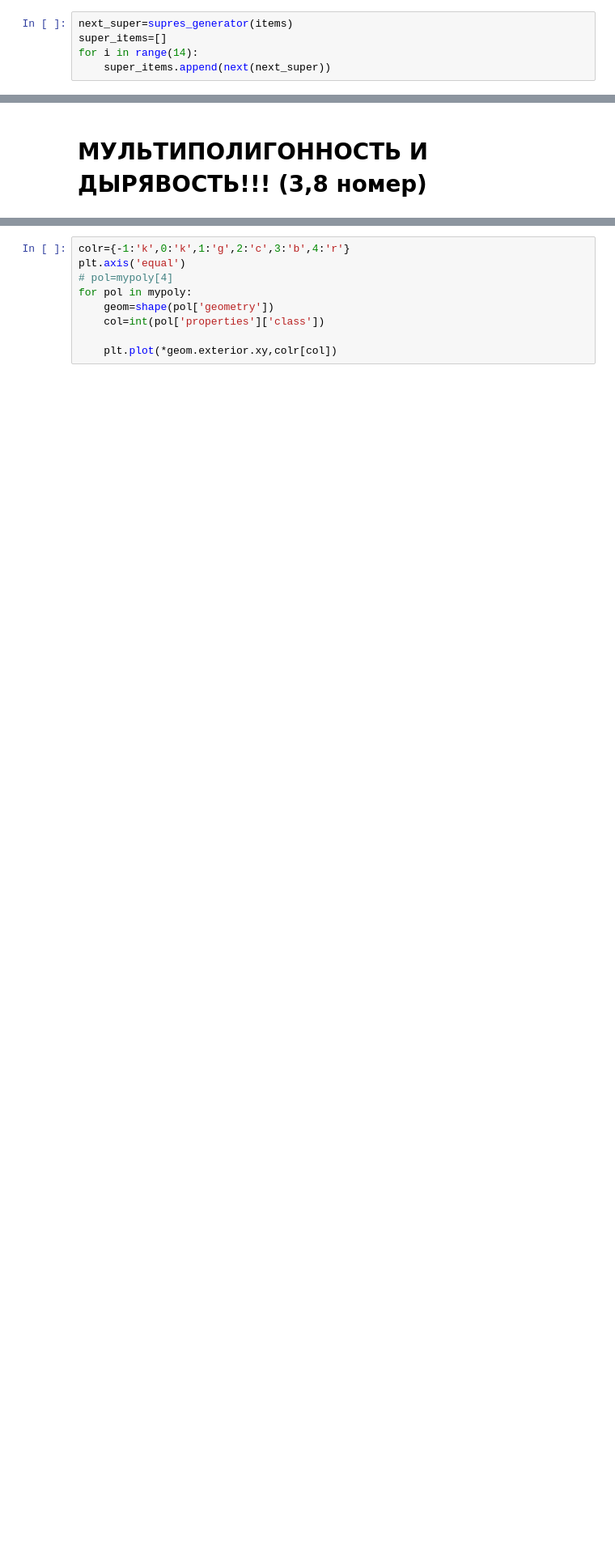
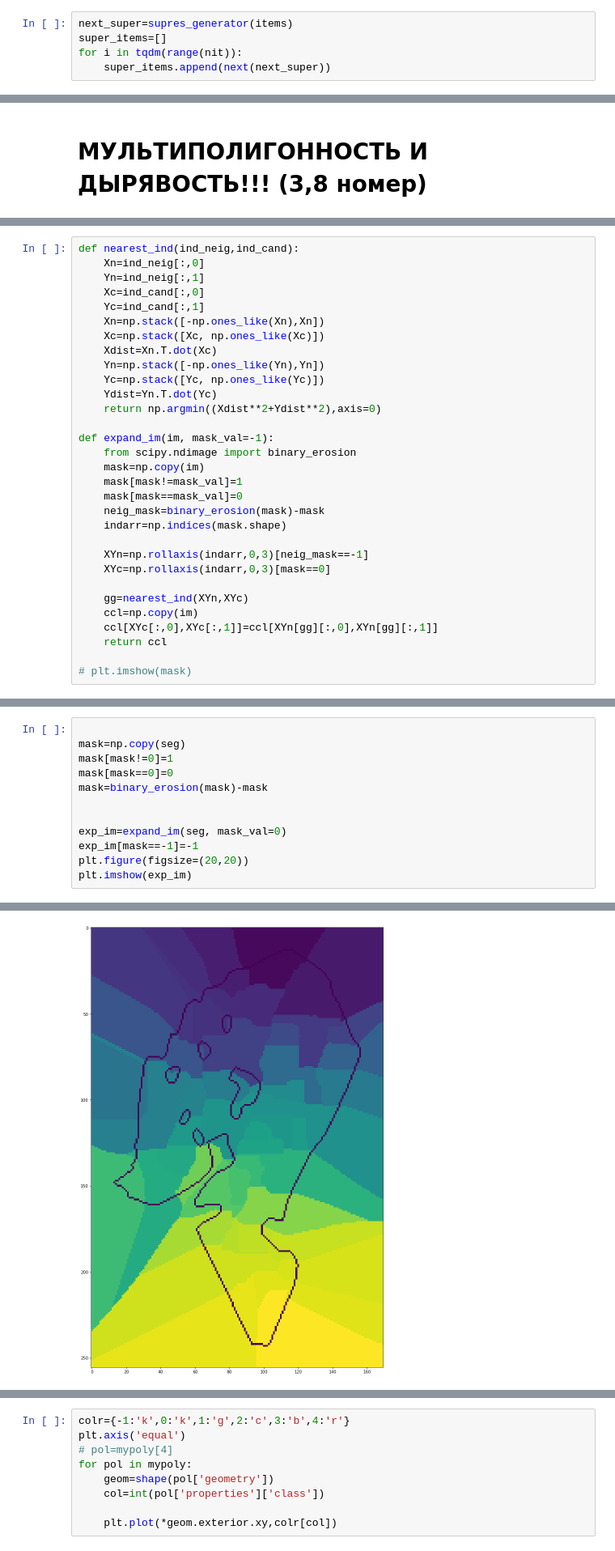
Before and after one commit to sserg-r/PIKVNZ, a Jupyter notebook: testing.ipynb, the cells around one changed output, grey strips where cells are left out. Shown at 81% size. Drawn from its saved outputs; the diff is of its cells as text; blank space fills up the shorter version.

```diff
--- a/testing.ipynb
+++ b/testing.ipynb
@@ -19,5 +24,5 @@ items.sort(key=(lambda it: it['patch_10'].shape[1]*it['patch_10'].shape[2]))
 # %%
 next_super=supres_generator(items)
 super_items=[]
-for i in range(14):
+for i in tqdm(range(nit)):
     super_items.append(next(next_super))
@@ -296,0 +731,31 @@ interactive(children=(IntSlider(value=6, description='nm', max=13), Output()), _
+# %%
+def nearest_ind(ind_neig,ind_cand):
+    Xn=ind_neig[:,0]
+    Yn=ind_neig[:,1]
+    Xc=ind_cand[:,0]
+    Yc=ind_cand[:,1]
+    Xn=np.stack([-np.ones_like(Xn),Xn])
+    Xc=np.stack([Xc, np.ones_like(Xc)])
+    Xdist=Xn.T.dot(Xc)
+    Yn=np.stack([-np.ones_like(Yn),Yn])
+    Yc=np.stack([Yc, np.ones_like(Yc)])
+    Ydist=Yn.T.dot(Yc)
+    return np.argmin((Xdist**2+Ydist**2),axis=0)
+
+def expand_im(im, mask_val=-1):
+    from scipy.ndimage import binary_erosion
+    mask=np.copy(im)
+    mask[mask!=mask_val]=1
+    mask[mask==mask_val]=0
+    neig_mask=binary_erosion(mask)-mask
+    indarr=np.indices(mask.shape)
+
+    XYn=np.rollaxis(indarr,0,3)[neig_mask==-1]
+    XYc=np.rollaxis(indarr,0,3)[mask==0]
+
+    gg=nearest_ind(XYn,XYc)
+    ccl=np.copy(im)
+    ccl[XYc[:,0],XYc[:,1]]=ccl[XYn[gg][:,0],XYn[gg][:,1]]
+    return ccl
+
+# plt.imshow(mask)
@@ -296,0 +767,13 @@ interactive(children=(IntSlider(value=6, description='nm', max=13), Output()), _
+# %%
+
+mask=np.copy(seg)
+mask[mask!=0]=1
+mask[mask==0]=0
+mask=binary_erosion(mask)-mask
+
+
+exp_im=expand_im(seg, mask_val=0)
+exp_im[mask==-1]=-1
+plt.figure(figsize=(20,20))
+plt.imshow(exp_im)
+# %% [output]
@@ -296,0 +782 @@ interactive(children=(IntSlider(value=6, description='nm', max=13), Output()), _
+[figure, added]
```
Also changed, not shown: parts of 46 cells of this notebook, 1 other file.
